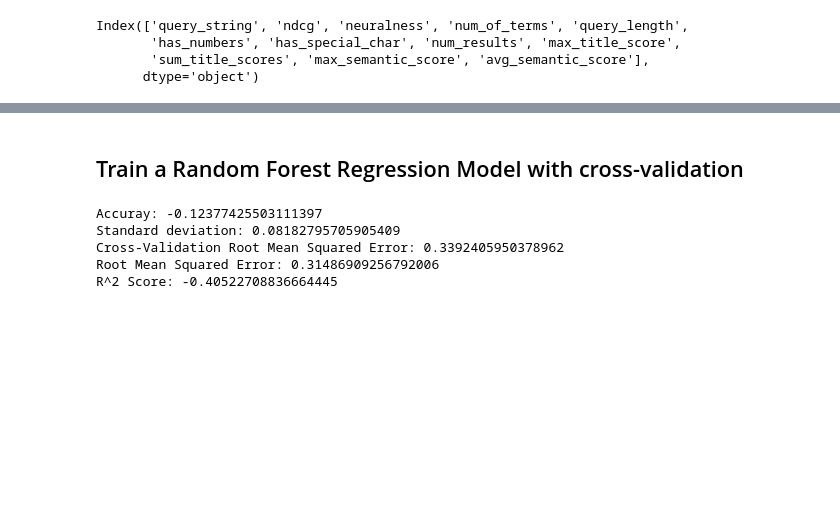
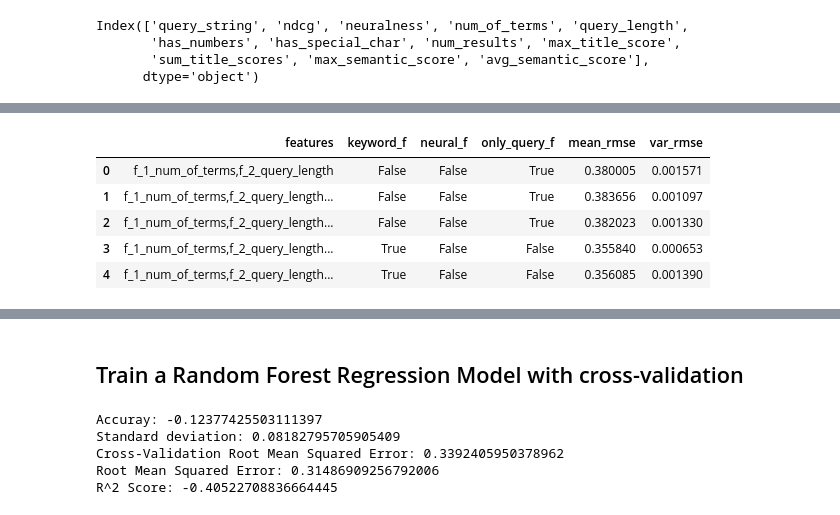
Before and after one commit to o19s/opensearch-search-quality-evaluation, a Jupyter notebook: hybrid-search/notebook/hybrid-search-baseline-comparison/7_Dynamic_Optimization_Feature_Engineering.ipynb, the cells around one changed output, grey strips where cells are left out. Cells and saved outputs as stored; diff of their text form; code cells hidden in the pictures; blank space fills up the shorter version.

```diff
--- a/hybrid-search/notebook/hybrid-search-baseline-comparison/7_Dynamic_Optimization_Feature_Engineering.ipynb
+++ b/hybrid-search/notebook/hybrid-search-baseline-comparison/7_Dynamic_Optimization_Feature_Engineering.ipynb
@@ -448,0 +476,4 @@ Cross-Validation RMSE (mean): 0.32268146995299085
+# %%
+df_agg_metrics = df_metrics.groupby(by=['features', 'keyword_f', 'neural_f', 'only_query_f']).agg({
+    'rmse_scores': ['mean', 'var']
+}).reset_index()
@@ -448,0 +482,9 @@ Cross-Validation RMSE (mean): 0.32268146995299085
+# %%
+df_agg_metrics.head(5)
+# %% [output]
+|  | features | keyword_f | neural_f | only_query_f | mean_rmse | var_rmse |
+| 0 | f_1_num_of_terms,f_2_query_length | False | False | True | 0.380005 | 0.001571 |
+| 1 | f_1_num_of_terms,f_2_query_length... | False | False | True | 0.383656 | 0.001097 |
+| 2 | f_1_num_of_terms,f_2_query_length... | False | False | True | 0.382023 | 0.001330 |
+| 3 | f_1_num_of_terms,f_2_query_length... | True | False | False | 0.355840 | 0.000653 |
+| 4 | f_1_num_of_terms,f_2_query_length... | True | False | False | 0.356085 | 0.001390 |
```
Also changed, not shown: parts of 31 cells of this notebook.
